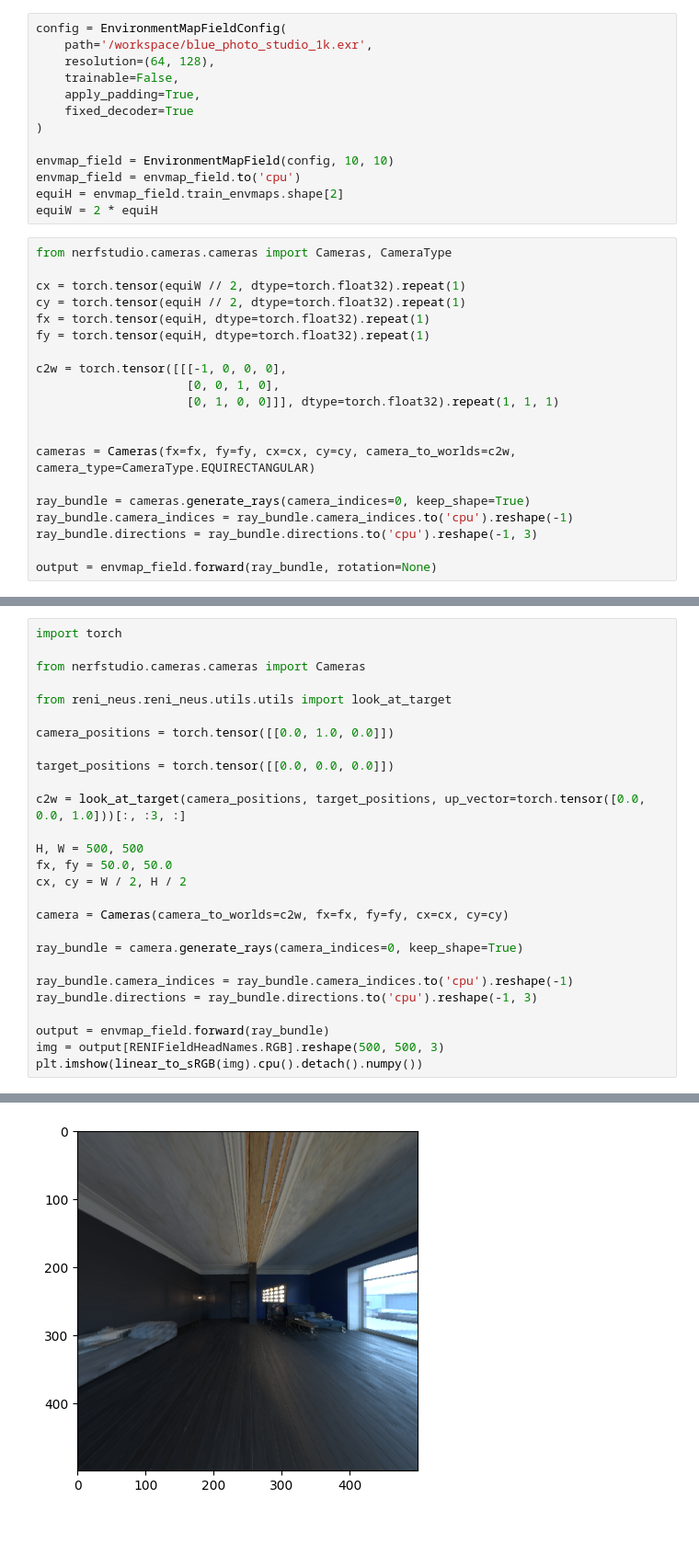
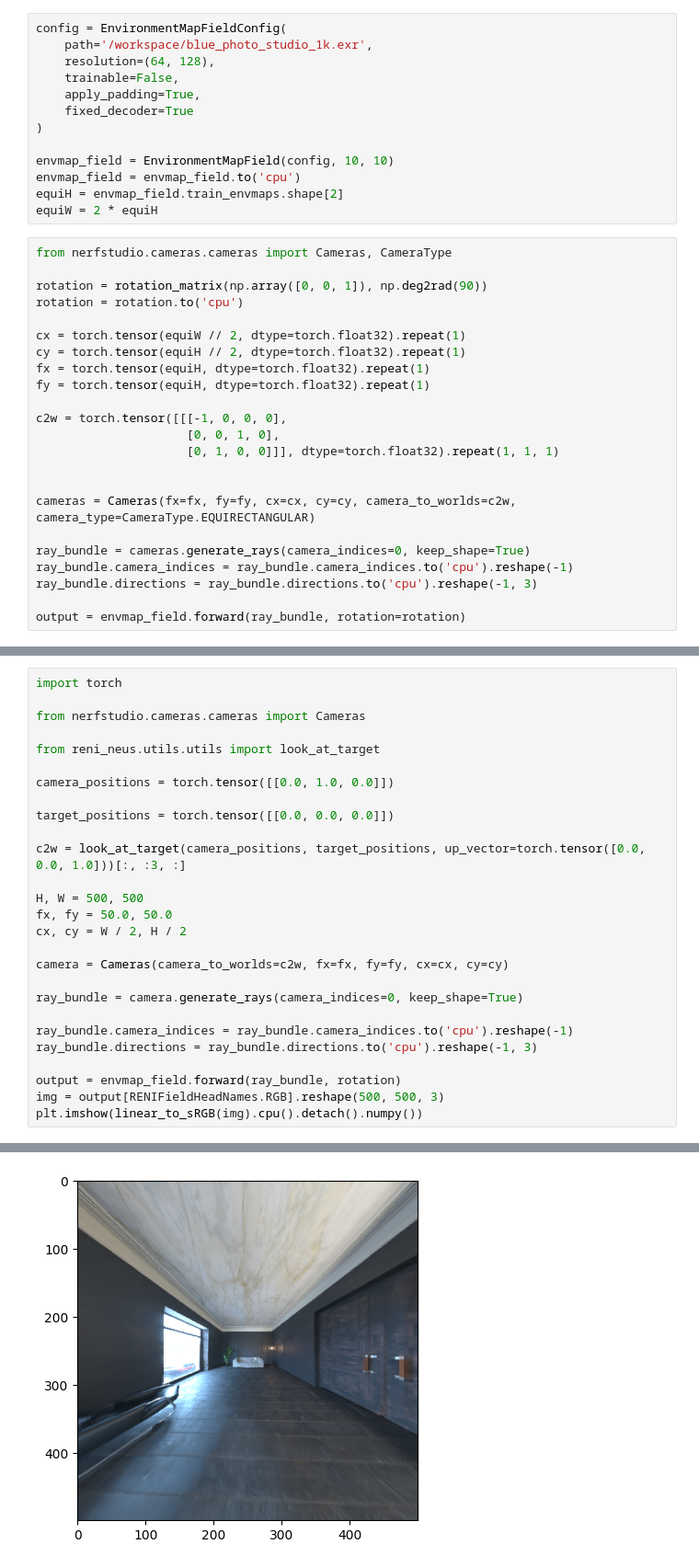
Before and after one commit to JADGardner/ns_reni, a Jupyter notebook: reni/notebooks/reni_tests.ipynb, the cells around one changed output, grey strips where cells are left out. Shown at 92% size. Drawn from its saved outputs; the diff is of its cells as text; blank space fills up the shorter version.

```diff
--- a/reni/notebooks/reni_tests.ipynb
+++ b/reni/notebooks/reni_tests.ipynb
@@ -272,6 +293,9 @@ equiH = envmap_field.train_envmaps.shape[2]
 equiW = 2 * equiH
 # %%
 from nerfstudio.cameras.cameras import Cameras, CameraType
+
+rotation = rotation_matrix(np.array([0, 0, 1]), np.deg2rad(90))
+rotation = rotation.to('cpu')
 
 cx = torch.tensor(equiW // 2, dtype=torch.float32).repeat(1)
 cy = torch.tensor(equiH // 2, dtype=torch.float32).repeat(1)
@@ -289,7 +313,7 @@ ray_bundle = cameras.generate_rays(camera_indices=0, keep_shape=True)
 ray_bundle.camera_indices = ray_bundle.camera_indices.to('cpu').reshape(-1)
 ray_bundle.directions = ray_bundle.directions.to('cpu').reshape(-1, 3)
 
-output = envmap_field.forward(ray_bundle, rotation=None)
+output = envmap_field.forward(ray_bundle, rotation=rotation)
 # %%
 img = output[RENIFieldHeadNames.RGB].reshape(equiH, equiW, 3)
 plt.imshow(linear_to_sRGB(img).cpu().detach().numpy())
@@ -299,30 +323,30 @@ plt.imshow(linear_to_sRGB(img).cpu().detach().numpy())
 # %%
 import torch
 
 from nerfstudio.cameras.cameras import Cameras
 
-from reni_neus.reni_neus.utils.utils import look_at_target
+from reni_neus.utils.utils import look_at_target
 
 camera_positions = torch.tensor([[0.0, 1.0, 0.0]])
 
 target_positions = torch.tensor([[0.0, 0.0, 0.0]])
 
 c2w = look_at_target(camera_positions, target_positions, up_vector=torch.tensor([0.0, 0.0, 1.0]))[:, :3, :]
 
 H, W = 500, 500
 fx, fy = 50.0, 50.0
 cx, cy = W / 2, H / 2
 
 camera = Cameras(camera_to_worlds=c2w, fx=fx, fy=fy, cx=cx, cy=cy)
 
 ray_bundle = camera.generate_rays(camera_indices=0, keep_shape=True)
 
 ray_bundle.camera_indices = ray_bundle.camera_indices.to('cpu').reshape(-1)
 ray_bundle.directions = ray_bundle.directions.to('cpu').reshape(-1, 3)
 
-output = envmap_field.forward(ray_bundle)
+output = envmap_field.forward(ray_bundle, rotation)
 img = output[RENIFieldHeadNames.RGB].reshape(500, 500, 3)
 plt.imshow(linear_to_sRGB(img).cpu().detach().numpy())
 # %% [output]
 <matplotlib.image.AxesImage at 0x...>
-[figure, old version]
+[figure, new version]
```
Also changed, not shown: parts of 17 cells of this notebook, 13 other files.
